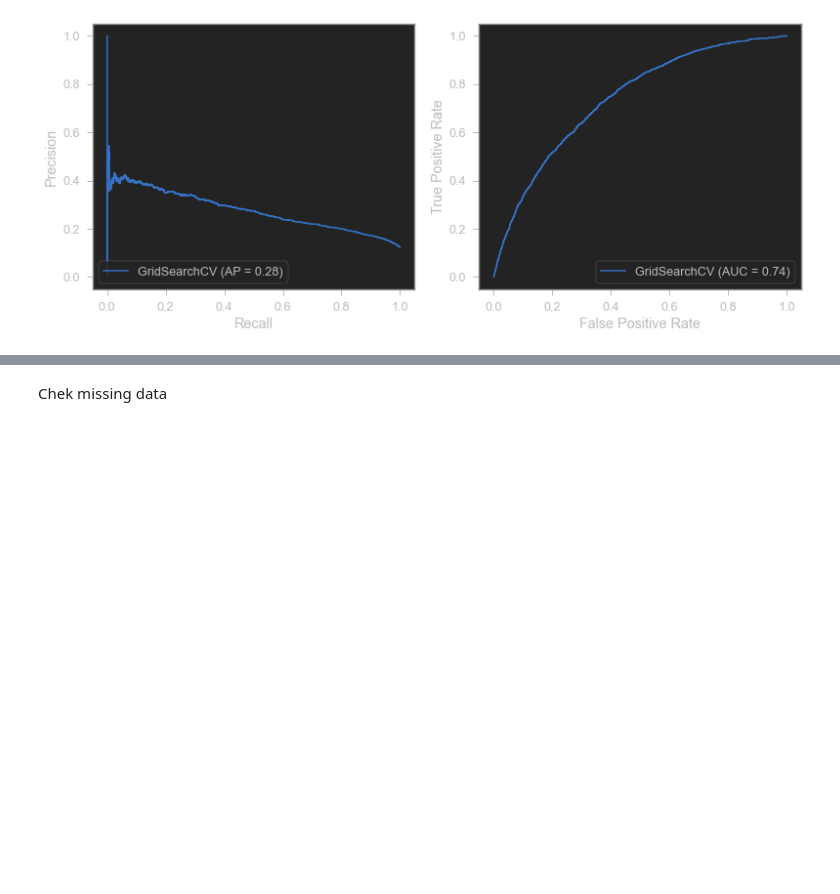
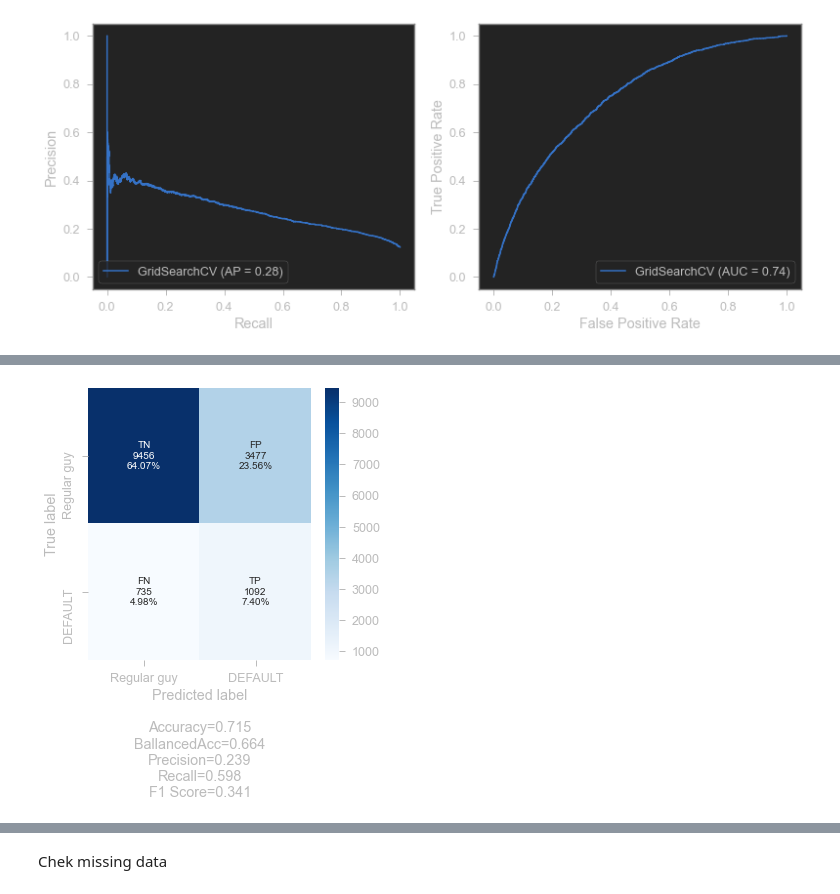
Before and after one commit to vetak8/The_A-team, a Jupyter notebook: Collector's job.ipynb, the cells around one changed output, grey strips where cells are left out. Saved outputs shown, nothing was run; the diff lists cells and outputs as text; code cells hidden in the pictures; blank space fills up the shorter version.

```diff
--- a/Collector's job.ipynb
+++ b/Collector's job.ipynb
@@ -1149,3 +1257,7 @@ df_report
+# %%
+y_pred_clf_rf = clf_rf.predict(X_test)
+cf_matrix =confusion_matrix(y_test,y_pred_clf_rf)
 # %%
-make_confusion_matrix(cf_matrix,categories=categories,sum_stats=False)
-make_roc_auc(model,X_test,y_test)
+make_confusion_matrix(cf_matrix,categories=categories,sum_stats=True)
+# %% [output]
+[figure, added]
```
Also changed, not shown: parts of 38 cells of this notebook.
